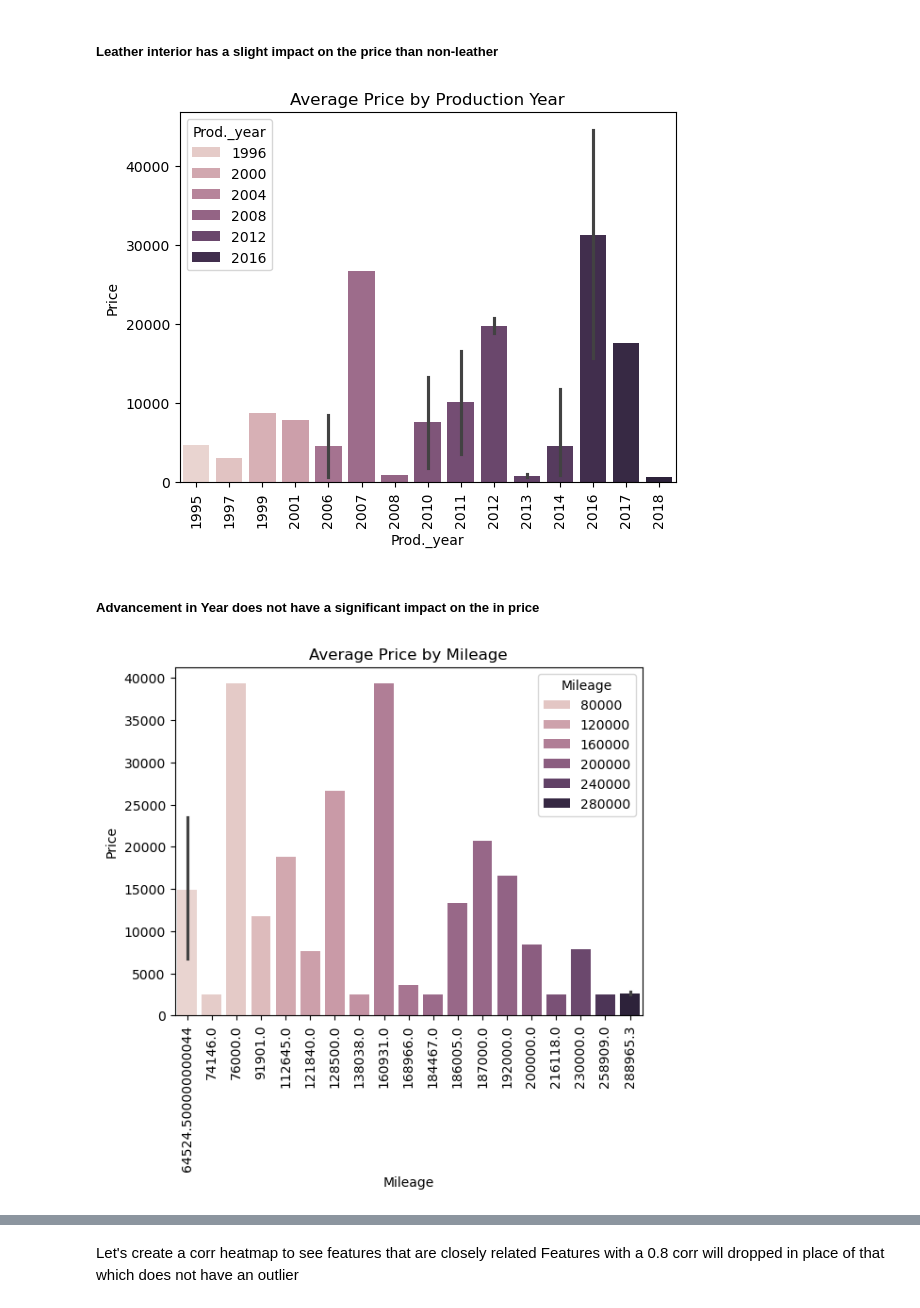
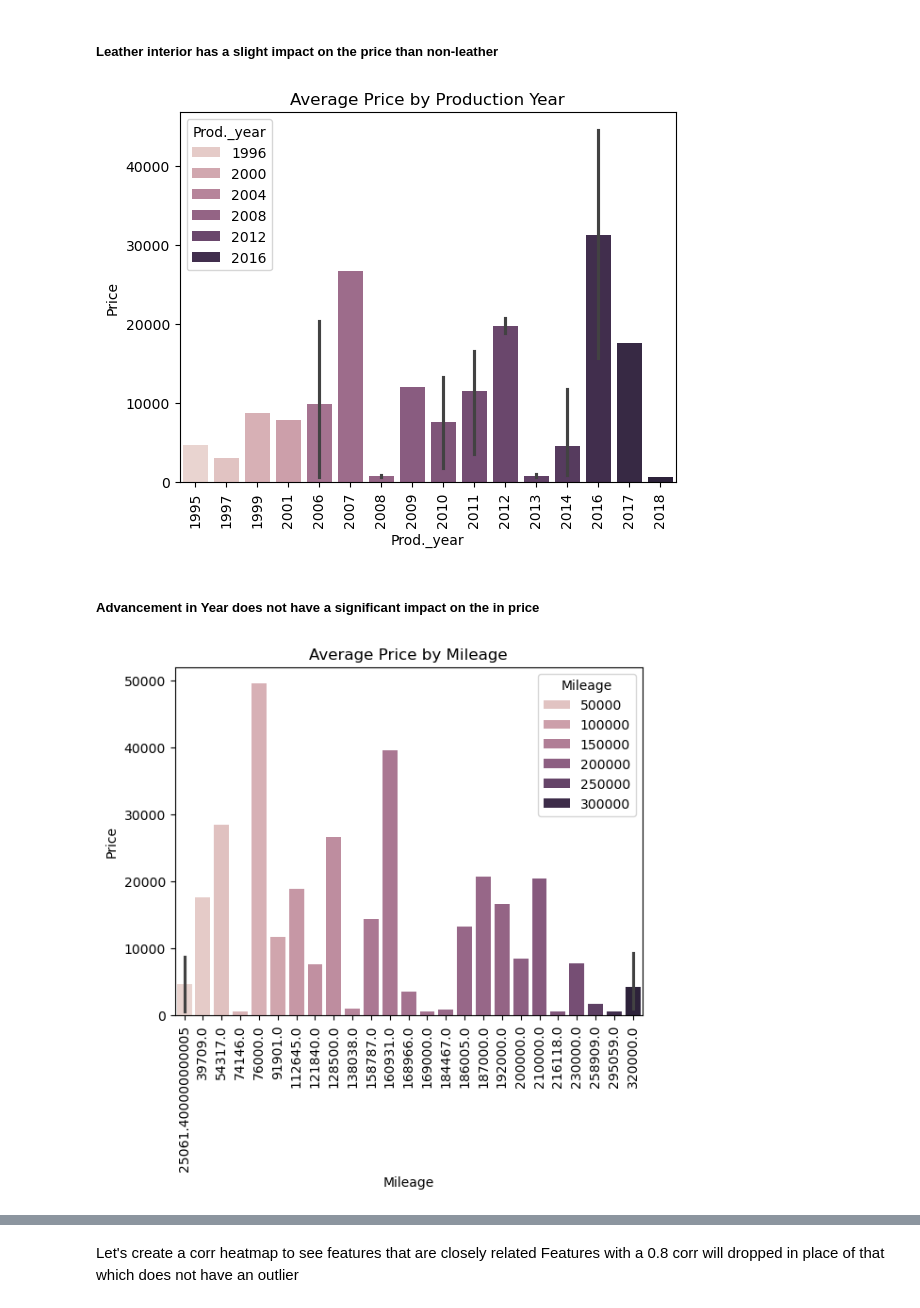
Before and after one commit to Aifedayo/data-science-maths, a Jupyter notebook: Projects/flask_server_car_price_pred_v2/model/car_price_prediction_model_v2.ipynb, the cells around one changed output, grey strips where cells are left out. Drawn from its saved outputs; the diff is of its cells as text; code cells hidden in the pictures.

```diff
--- a/Projects/flask_server_car_price_pred_v2/model/car_price_prediction_model_v2.ipynb
+++ b/Projects/flask_server_car_price_pred_v2/model/car_price_prediction_model_v2.ipynb
@@ -348,19 +348,18 @@ plt.show();
 ##### Leather interior has a slight impact on the price than non-leather
 # %%
 
-sns.barplot(x='Prod._year', y='Price', data=df.iloc[:25], estimator=np.mean, hue='Prod._year')
+sns.barplot(x='Prod._year', y='Price', data=df.iloc[:30], estimator=np.mean, hue='Prod._year')
 plt.title('Average Price by Production Year')
 plt.xticks(rotation=90)
 plt.show();
 # %% [output]
-[figure, old version]
+[figure, new version]
 # %% [markdown]
 ##### Advancement in Year does not have a significant impact on the in price
 # %%
-
-sns.barplot(x='Mileage', y='Price', data=df.iloc[:25], estimator=np.mean, hue='Mileage')
+sns.barplot(x='Mileage', y='Price', data=df.iloc[:30], estimator=np.mean, hue='Mileage')
 plt.title('Average Price by Mileage')
 plt.xticks(rotation=90)
 plt.show();
 # %% [output]
-[figure, old version]
+[figure, new version]
```
Also changed, not shown: parts of 15 cells of this notebook.
